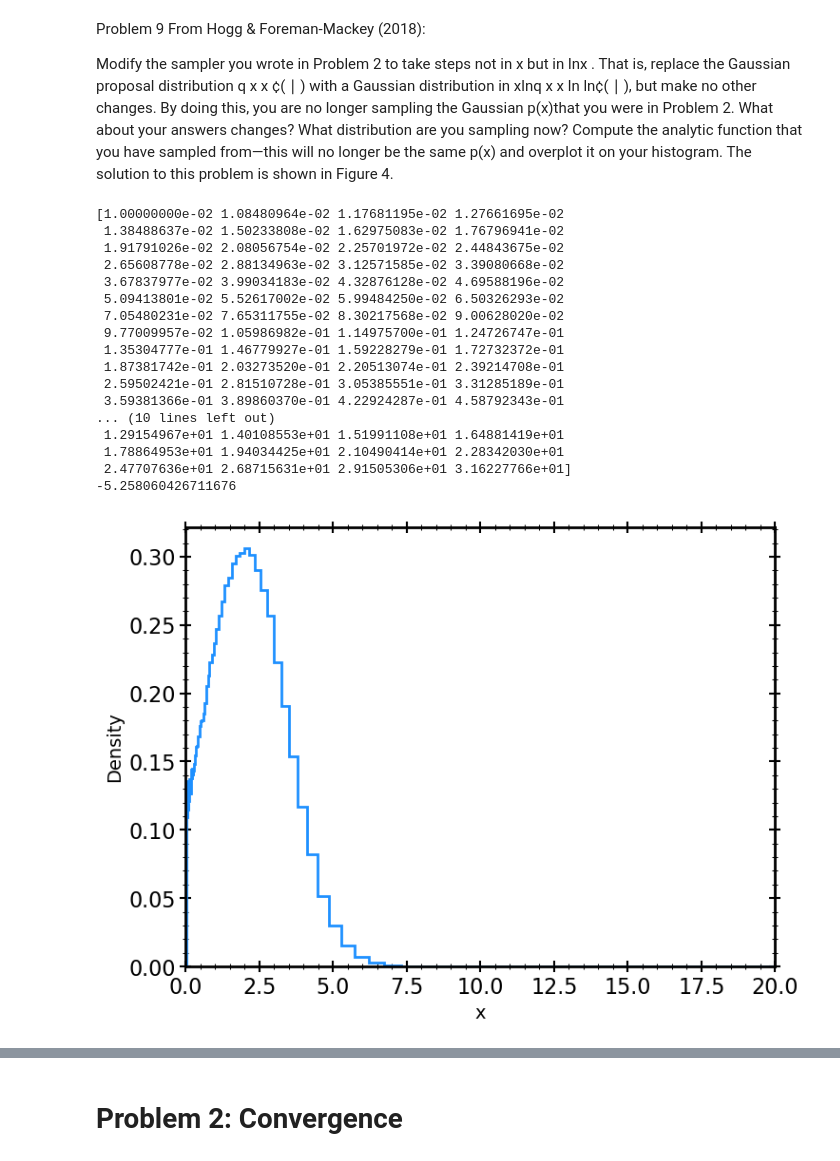
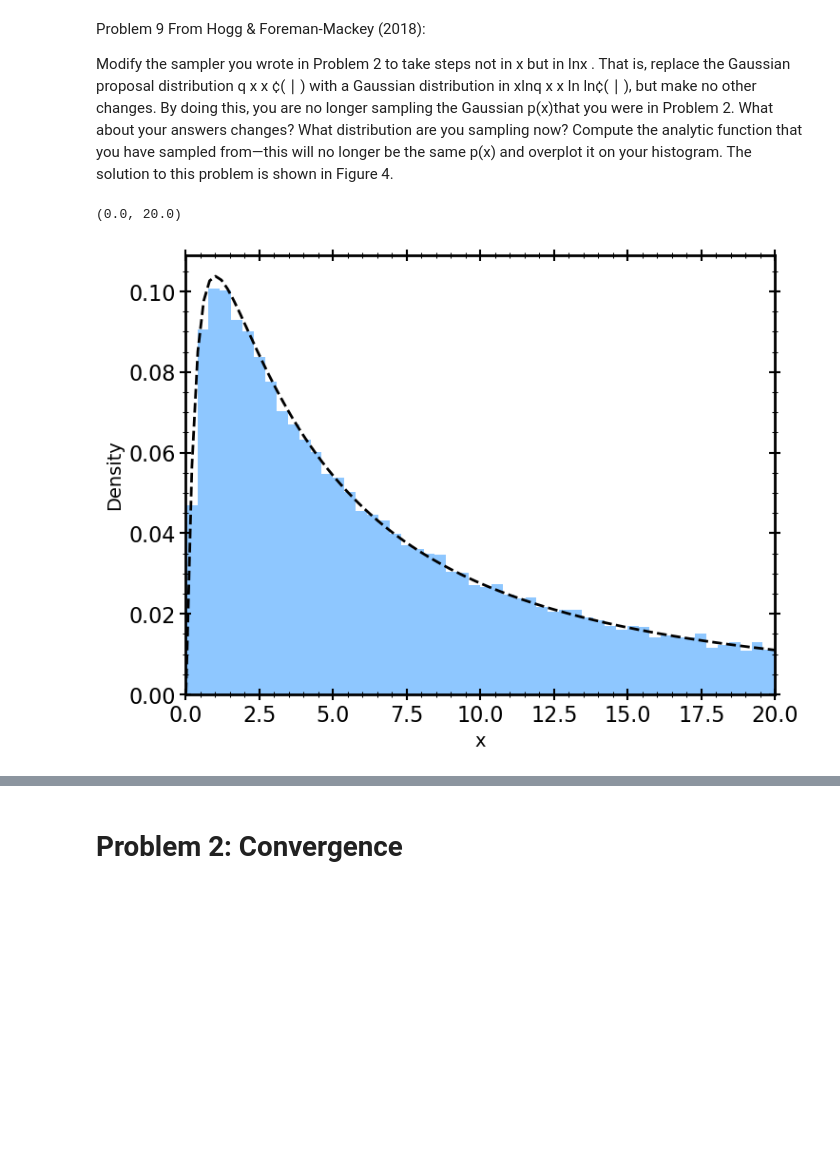
Before and after one commit to carlosajurado/AST384C-Computational-Astrophysics, a Jupyter notebook: HW4.ipynb, the cells around one changed output, grey strips where cells are left out. Cells and saved outputs as stored; diff of their text form; code cells hidden in the pictures; blank space fills up the shorter version.

```diff
--- a/HW4.ipynb
+++ b/HW4.ipynb
@@ -16,56 +16,45 @@ Problem 9 From Hogg & Foreman-Mackey (2018):
 
 Modify the sampler you wrote in Problem 2 to take steps not in x but in lnx . That is, replace the Gaussian proposal distribution q x x ¢( ∣ ) with a Gaussian distribution in xlnq x x ln ln¢( ∣ ), but make no other changes. By doing this, you are no longer sampling the Gaussian p(x)that you were in Problem 2. What about your answers changes? What distribution are you sampling now? Compute the analytic function that you have sampled from—this will no longer be the same p(x) and overplot it on your histogram. The solution to this problem is shown in Figure 4.
 # %%
-def target_log(x, mean=2, sigma=np.sqrt(2) ):
-    return np.log(1/np.sqrt(2*np.pi*sigma**2)) - 0.5*(x-mean)**2/(sigma**2)
+#y = lnx
+def target_log(y, mean=2, sigma=np.sqrt(2)):
+    return - 0.5*np.log(2*np.pi*sigma**2) - 0.5 * ((y - mean)**2 / sigma**2)
 
-def proposal(x):
-    return random.normal(x,1)
+def proposal(y):
+    return random.normal(y, 1)
 
-def acceptance_ratio(x, x_new):
-    return target_log(x_new)-target_log(x)
+def acceptance_ratio(y, y_new):
+    return target_log(y_new) - target_log(y)
 
-def mcmc(x0, n_samples):
-    samples = np.zeros(n_samples) # Initializes a fixed numpy array
-    samples[0] = x0 # Assigns the starting value as the first value in the chain
+def mcmc_logspace(y0, n_samples):
+    y_samples = np.zeros(n_samples)
+    y_samples[0] = y0
     for i in range(1, n_samples):
-        x_new = proposal(samples[i-1]) # proposes a new value based on the current location
-        uni = random.uniform(0, 1) # sample one point from a uniform distribution
-        if np.exp(acceptance_ratio(samples[i-1], x_new)) >= uni: # Metropolis-Hastings Implementation
-            samples[i] = x_new
+        y_new = proposal(y_samples[i-1])
+        uni = random.uniform(0, 1)
+        if acceptance_ratio(y_samples[i-1], y_new) > np.log(uni):
+            y_samples[i] = y_new
         else:
-            samples[i] = samples[i-1]
-    return samples
+            y_samples[i] = y_samples[i-1]
+    return y_samples
 
-x0 = 0
-n_samples = 10**6
-samples = mcmc(x0, n_samples)
+y0 = 0.0
+n_samples = 100000
+y_samples = mcmc_logspace(y0, n_samples)
 
-x = np.linspace(-2, 6, 100)
-bin_spacing = np.logspace(-2, 1.5, num=100)
-print(bin_spacing)
-plt.hist(samples, color='dodgerblue', bins=bin_spacing, histtype='step', density=True,
-         lw=2)
+# Transform back to linear space
+samples = np.exp(y_samples)
+
+# Plotting
+x_vals = np.linspace(0.01, 200, 1000)
+mu, sigma = 2, np.sqrt(2)
+analytical_lognorm = (1 / (x_vals * sigma * np.sqrt(2 * np.pi))) * np.exp(-0.5 * ((np.log(x_vals) - mu)**2 / sigma**2))
+
+plt.hist(samples, bins=8000, density=True, alpha=0.5, color='dodgerblue')
+plt.plot(x_vals, analytical_lognorm, color='black', lw=2, linestyle='--')
 plt.xlabel('x')
 plt.ylabel('Density')
-plt.xlim(0, 20)
-print(np.min(samples))
+plt.xlim(0,20)
 # %% [output]
-[1.00000000e-02 1.08480964e-02 1.17681195e-02 1.27661695e-02
- 1.38488637e-02 1.50233808e-02 1.62975083e-02 1.76796941e-02
- 1.91791026e-02 2.08056754e-02 2.25701972e-02 2.44843675e-02
- 2.65608778e-02 2.88134963e-02 3.12571585e-02 3.39080668e-02
- 3.67837977e-02 3.99034183e-02 4.32876128e-02 4.69588196e-02
- 5.09413801e-02 5.52617002e-02 5.99484250e-02 6.50326293e-02
- 7.05480231e-02 7.65311755e-02 8.30217568e-02 9.00628020e-02
- 9.77009957e-02 1.05986982e-01 1.14975700e-01 1.24726747e-01
- 1.35304777e-01 1.46779927e-01 1.59228279e-01 1.72732372e-01
- 1.87381742e-01 2.03273520e-01 2.20513074e-01 2.39214708e-01
- 2.59502421e-01 2.81510728e-01 3.05385551e-01 3.31285189e-01
- 3.59381366e-01 3.89860370e-01 4.22924287e-01 4.58792343e-01
-... (10 lines left out)
- 1.29154967e+01 1.40108553e+01 1.51991108e+01 1.64881419e+01
- 1.78864953e+01 1.94034425e+01 2.10490414e+01 2.28342030e+01
- 2.47707636e+01 2.68715631e+01 2.91505306e+01 3.16227766e+01]
--5.258060426711676
+(0.0, 20.0)
-[figure, old version]
+[figure, new version]
```
Also changed, not shown: parts of 4 cells of this notebook.
